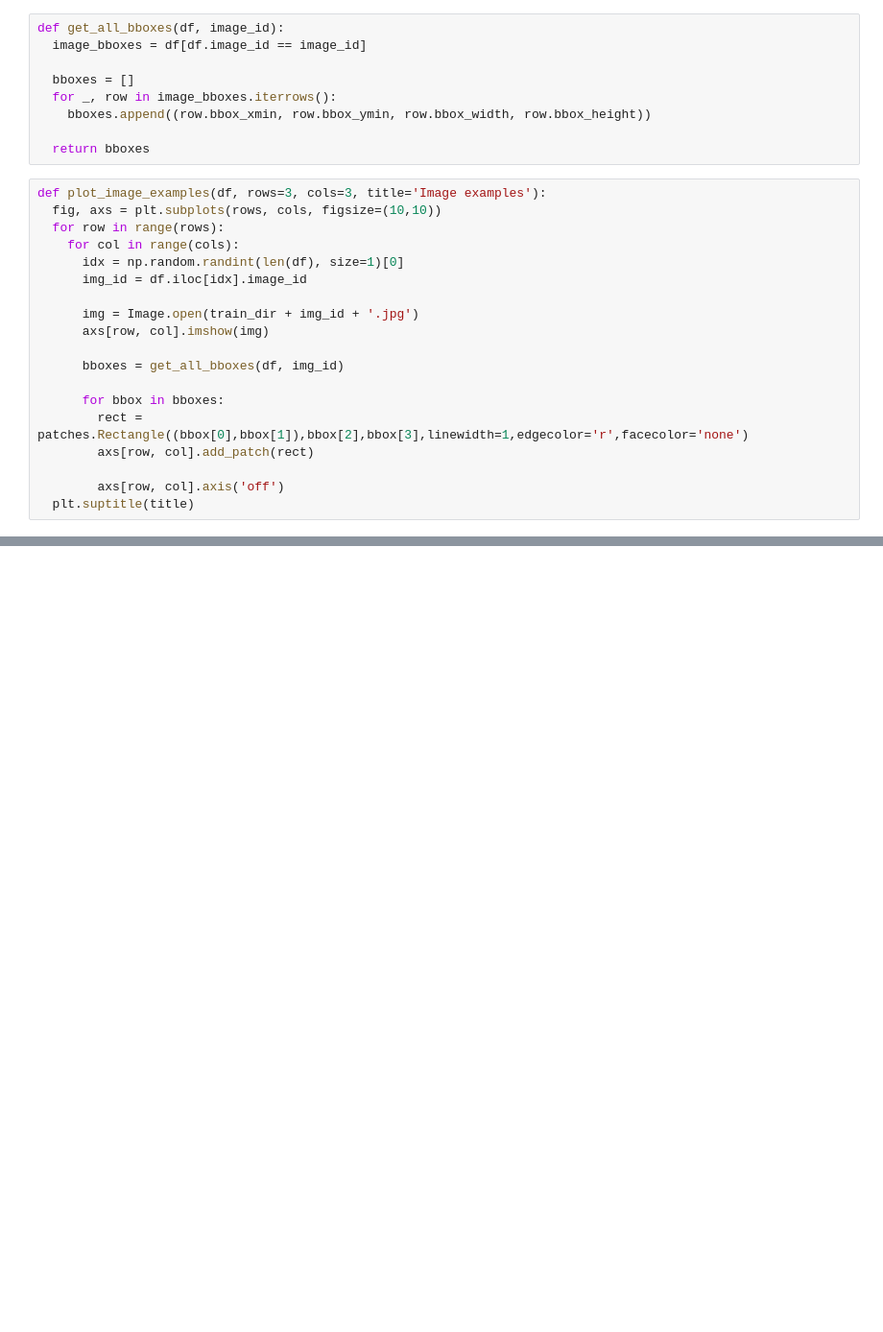
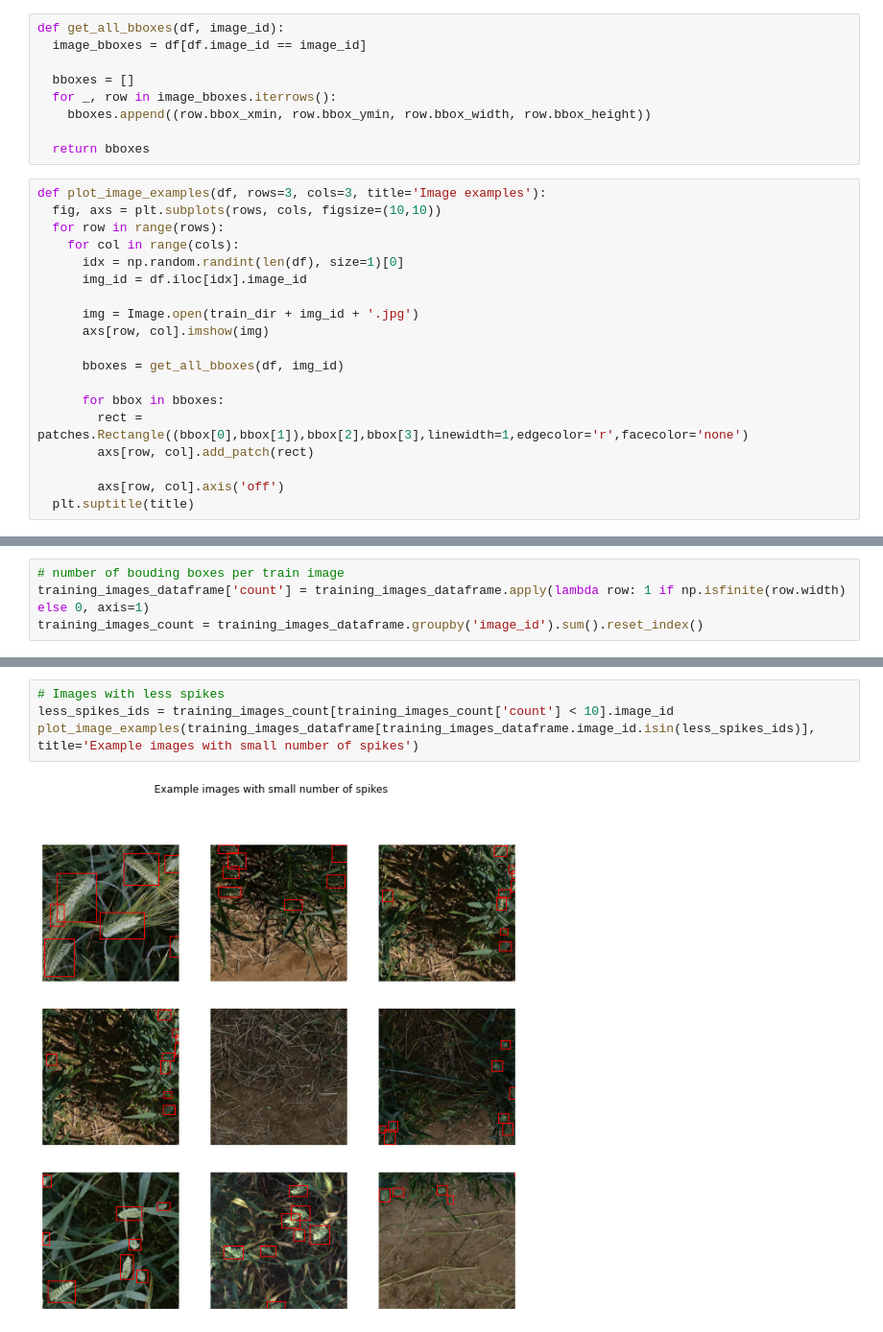
Before and after one commit to DhruvMakwana/Global-Wheat-Detection, a Jupyter notebook: Global_Wheat_Detection.ipynb, the cells around one changed output, grey strips where cells are left out. Shown at 96% size. Drawn from its saved outputs; the diff is of its cells as text; blank space fills up the shorter version.

```diff
--- a/Global_Wheat_Detection.ipynb
+++ b/Global_Wheat_Detection.ipynb
@@ -142,0 +146,4 @@ plot_image_examples(training_images_dataframe)
+# %%
+# number of bouding boxes per train image
+training_images_dataframe['count'] = training_images_dataframe.apply(lambda row: 1 if np.isfinite(row.width) else 0, axis=1)
+training_images_count = training_images_dataframe.groupby('image_id').sum().reset_index()
@@ -142,0 +190,6 @@ plot_image_examples(training_images_dataframe)
+# %%
+# Images with less spikes
+less_spikes_ids = training_images_count[training_images_count['count'] < 10].image_id
+plot_image_examples(training_images_dataframe[training_images_dataframe.image_id.isin(less_spikes_ids)], title='Example images with small number of spikes')
+# %% [output]
+[figure, added]
```
Also changed, not shown: parts of 15 cells of this notebook.
